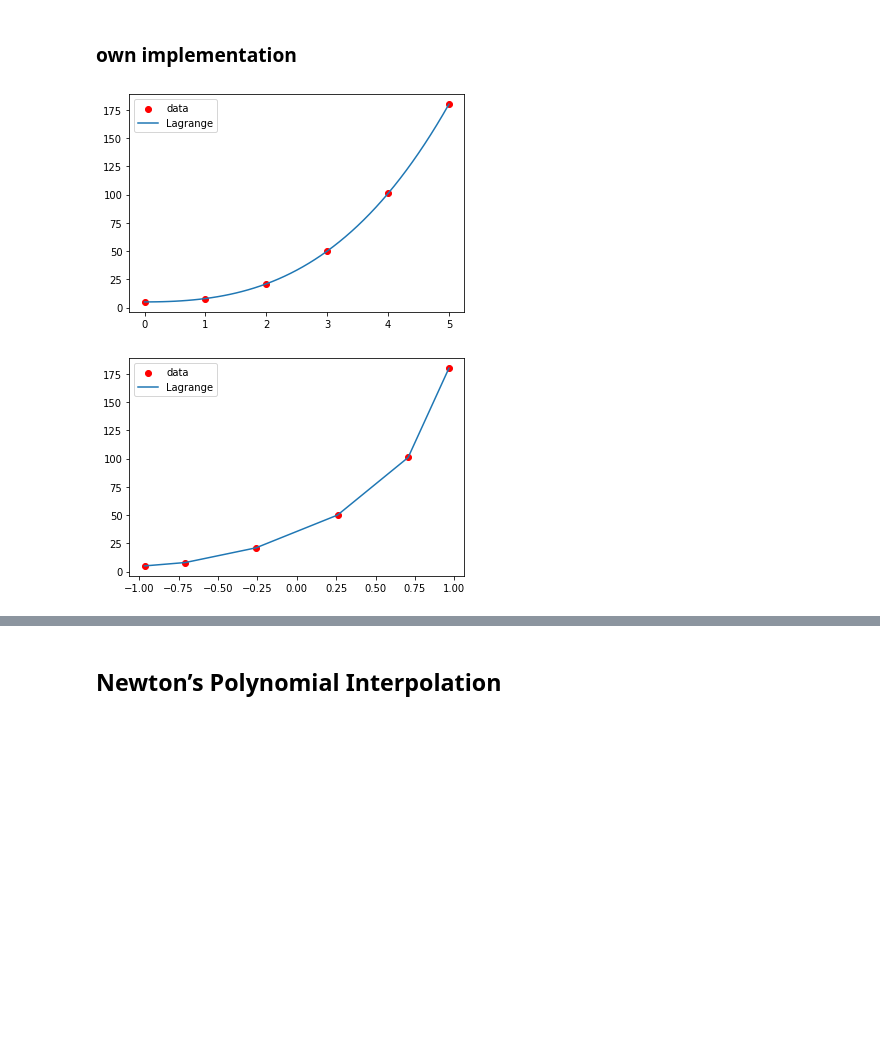
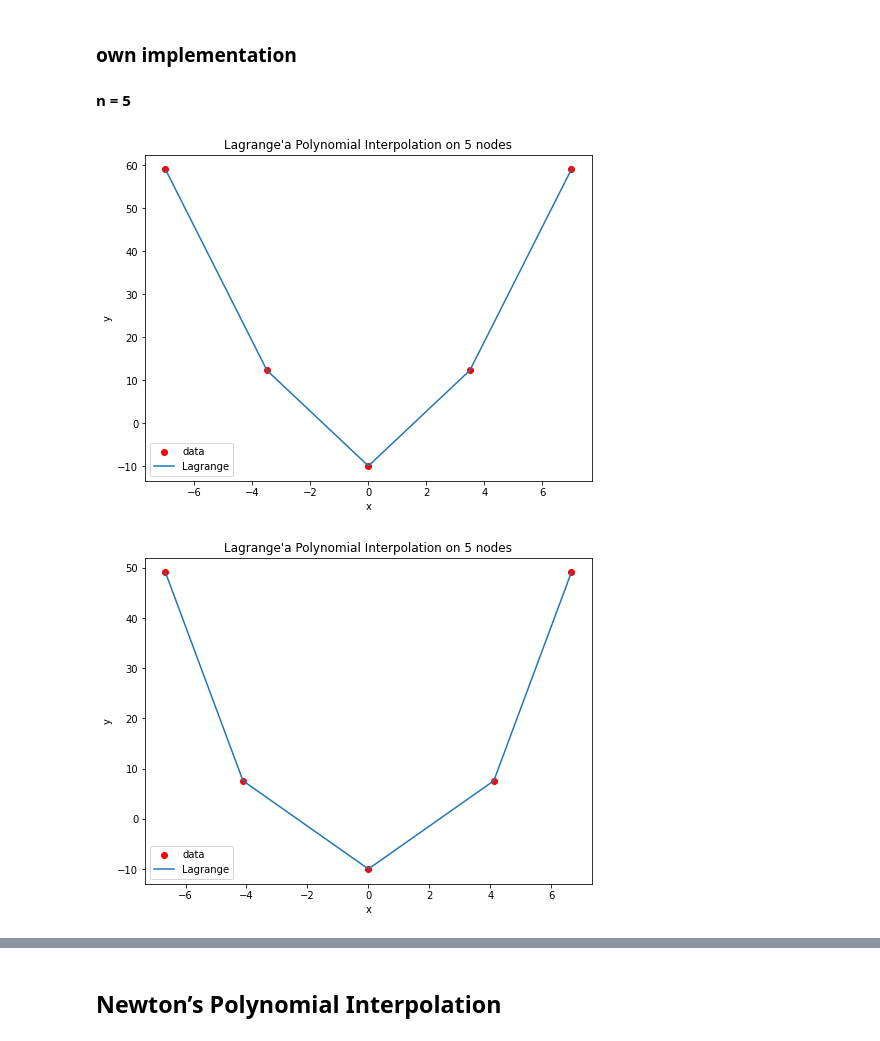
Before and after one commit to Szymon-Budziak/MOwNiT_course_AGH, a Jupyter notebook: Lab_2/Lab_2_code.ipynb, the cells around one changed output, grey strips where cells are left out. Saved outputs shown, nothing was run; the diff lists cells and outputs as text; code cells hidden in the pictures; blank space fills up the shorter version.

```diff
--- a/Lab_2/Lab_2_code.ipynb
+++ b/Lab_2/Lab_2_code.ipynb
@@ -23,15 +44,18 @@ def visualize_scipy(x, y, x_new, function):
     plt.legend()
     plt.show()
 # %%
-def visualize(x, y, x_new, function):
+def visualize(x, y, function, n):
+    plt.figure(figsize=(8,6))
     plt.scatter(x, y, label="data", color="red")
-    plt.plot(x_new, function(x_new, x, y), label = "Lagrange")
+    plt.plot(x, function(x, x, y), label = "Lagrange")
+    if function.__name__ == "lagrange_interpolation":
+        plt.title(f"Lagrange'a Polynomial Interpolation on {n} nodes")
+    elif function.__name__ == "newton_interpolation":
+        plt.title(f"Newton’s Polynomial Interpolation on {n} nodes")
+    plt.xlabel("x")
+    plt.ylabel("y")
     plt.legend()
     plt.show()
-# %%
-# example function and points
-x = np.array([0, 1, 2, 3, 4, 5])
-y = x**3 + 2*x**2 + 5
 # %% [markdown]
 ## Lagrange'a Polynomial Interpolation
 # %% [markdown]
@@ -70,14 +112,21 @@ def lagrange_interpolation(X, x, y):
     for k in range(len(x)):
         result += y[k] * calculate_Lk(X, x[k], k, x)
     return result
-# %%
-def lagrange_own_implementation(x, y):
-    x_new_dist = even_distribution(x.min(), x.max())
-    x_new_chebyt = chebyshev_distribution(len(x))
-    visualize(x, y, x_new_dist, lagrange_interpolation)
-    visualize(x_new_chebyt, y, x_new_chebyt, lagrange_interpolation)
-# %%
-lagrange_own_implementation(x, y)
-# %% [output]
-[figure, removed]
-[figure, removed]
+# %%
+def lagrange_own_implementation(start, stop, n):
+    # even distribution
+    even_x = even_distribution(start, stop, n)
+    even_y = func_to_interpolate(even_x)
+    visualize(even_x, even_y, lagrange_interpolation, n)
+
+    # chebyshev distribution
+    chebyt_x = chebyshev_distribution(start, stop, n)
+    chebyt_y = func_to_interpolate(chebyt_x)
+    visualize(chebyt_x, chebyt_y, lagrange_interpolation, n)
+# %% [markdown]
+**n = 5**
+# %%
+lagrange_own_implementation(-7, 7, 5)
+# %% [output]
+[figure, added]
+[figure, added]
```
Also changed, not shown: parts of 28 cells of this notebook, 1 other file.
